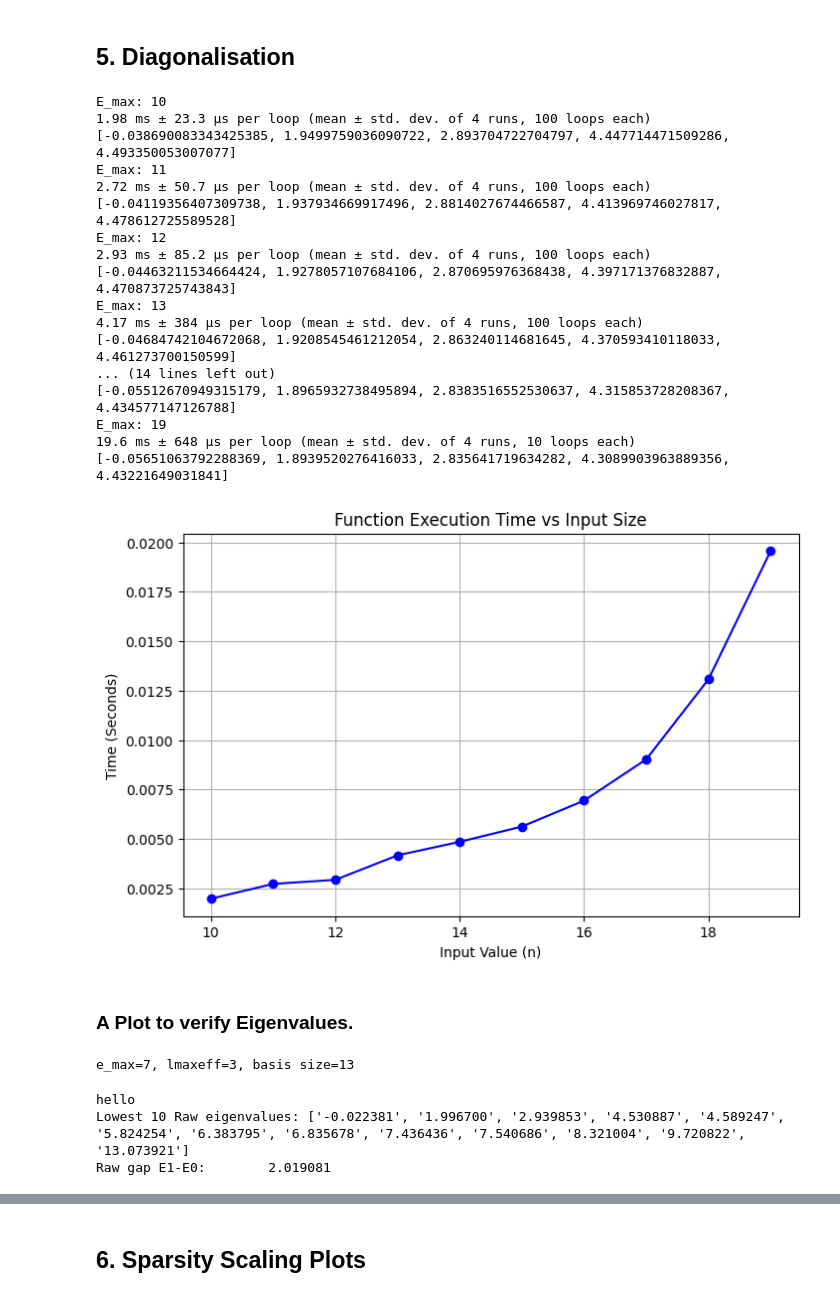
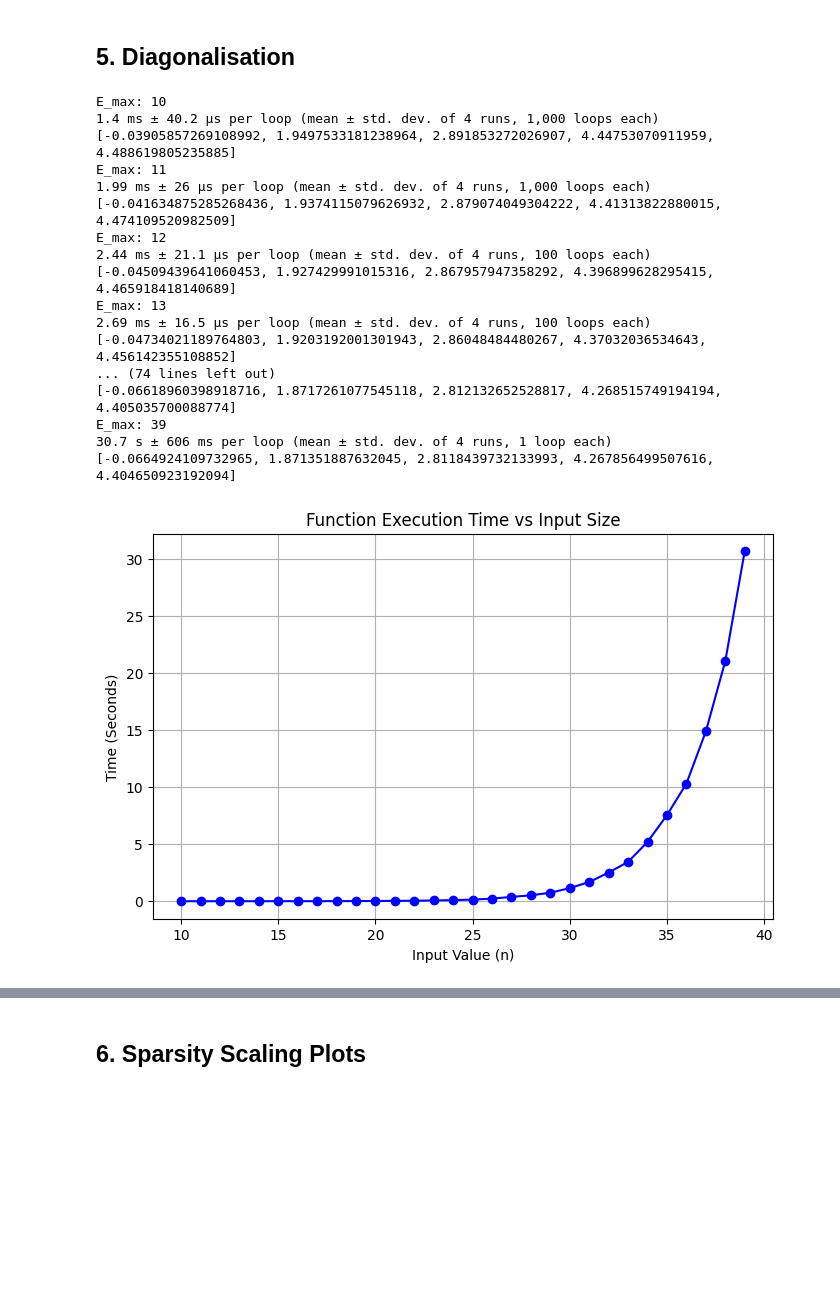
Before and after one commit to miarobin/FasterHT, a Jupyter notebook: phi4_notebook.ipynb, the cells around one changed output, grey strips where cells are left out. Drawn from its saved outputs; the diff is of its cells as text; code cells hidden in the pictures; blank space fills up the shorter version.

```diff
--- a/phi4_notebook.ipynb
+++ b/phi4_notebook.ipynb
@@ -715,7 +706,7 @@ print(H_sorted[:,9])
 # ---------------------------------
 
 # Preparing the parameters for the timing run, and lists for results.
-lmbd = 4*np.pi; mQ = 1.; r = 1. # Hamiltonian parameters.
+lmbda = 4*np.pi; mQ = 1.; r = 1. # Hamiltonian parameters.
 emax_list = range(10,40) #EMax range.
 
 # Compute prefactor
@@ -754,7 +745,7 @@ for emax in emax_list:
 csv_filename = "phi4_statetostate_results.csv"
 with open(csv_filename, mode="w", newline="") as file:
     writer = csv.writer(file)
-    writer.writerow(f"mQ = {mQ}, lambda = {lmbd}, r = {r}") # To keep track of HT parameters.
+    writer.writerow(f"mQ = {mQ}, lambda = {lmbda}, r = {r}") # To keep track of HT parameters.
     writer.writerow("EMax List")  # Writes emax list onto file header.
     writer.writerow(emax_list) # To keep track of the relevant emax's used.
     writer.writerow(["Input Value", "Execution Time (Seconds)"])  # Headers
@@ -839,7 +830,7 @@ for e_max in emax_list:
     H = transition_matrix_phi4(mQ, r, cphi4, lmaxeff, dict_basis, hashable_basis, iterSet)
 
     # --- Time the to calculate the first 5 eigenvalues ---
-    duration = %timeit -o -r4 compute_eigenvalues(H, 5)
+    duration = %timeit -o -r4 compute_eigenvalues(H, 3)
 
     print(compute_eigenvalues(H, 5))
 
@@ -849,72 +840,44 @@ for e_max in emax_list:
 
 
 # 3. Export results to a CSV file
 csv_filename = "phi4_benchmark_diagonalisation.csv"
 with open(csv_filename, mode="w", newline="") as file:
     writer = csv.writer(file)
     # Writes Hamiltonian parameters for check.
     writer.writerow(f"mQ = {mQ}, lambda = {lmbda}, r = {r}")
     # Writes emax list as header.
     writer.writerow("EMax List")
     # Writes emax list.
     writer.writerow(emax_list)
     # Finally writes result header and results.
     writer.writerow(["Input Value", "Execution Time (Seconds)"])
     writer.writerows(zip(emax_list,execution_times))
 
 
 # 4. Plot the results
 plt.figure(figsize=(8, 5))
 plt.plot(emax_list, execution_times, marker='o', linestyle='-', color='b')
 plt.title('Function Execution Time vs Input Size')
 plt.xlabel('Input Value (n)')
 plt.ylabel('Time (Seconds)')
 plt.grid(True)
 plt.show()
 # %% [output]
 E_max: 10
-1.98 ms ± 23.3 μs per loop (mean ± std. dev. of 4 runs, 100 loops each)
-[-0.038690083343425385, 1.9499759036090722, 2.893704722704797, 4.447714471509286, 4.493350053007077]
+1.4 ms ± 40.2 μs per loop (mean ± std. dev. of 4 runs, 1,000 loops each)
+[-0.03905857269108992, 1.9497533181238964, 2.891853272026907, 4.44753070911959, 4.488619805235885]
 E_max: 11
-2.72 ms ± 50.7 μs per loop (mean ± std. dev. of 4 runs, 100 loops each)
-[-0.04119356407309738, 1.937934669917496, 2.8814027674466587, 4.413969746027817, 4.478612725589528]
+1.99 ms ± 26 μs per loop (mean ± std. dev. of 4 runs, 1,000 loops each)
+[-0.041634875285268436, 1.9374115079626932, 2.879074049304222, 4.41313822880015, 4.474109520982509]
 E_max: 12
-2.93 ms ± 85.2 μs per loop (mean ± std. dev. of 4 runs, 100 loops each)
-[-0.04463211534664424, 1.9278057107684106, 2.870695976368438, 4.397171376832887, 4.470873725743843]
+2.44 ms ± 21.1 μs per loop (mean ± std. dev. of 4 runs, 100 loops each)
+[-0.04509439641060453, 1.927429991015316, 2.867957947358292, 4.396899628295415, 4.465918418140689]
 E_max: 13
-4.17 ms ± 384 μs per loop (mean ± std. dev. of 4 runs, 100 loops each)
-[-0.04684742104672068, 1.9208545461212054, 2.863240114681645, 4.370593410118033, 4.461273700150599]
-... (14 lines left out)
-[-0.05512670949315179, 1.8965932738495894, 2.8383516552530637, 4.315853728208367, 4.434577147126788]
-E_max: 19
-19.6 ms ± 648 μs per loop (mean ± std. dev. of 4 runs, 10 loops each)
-[-0.05651063792288369, 1.8939520276416033, 2.835641719634282, 4.3089903963889356, 4.43221649031841]
+2.69 ms ± 16.5 μs per loop (mean ± std. dev. of 4 runs, 100 loops each)
+[-0.04734021189764803, 1.9203192001301943, 2.86048484480267, 4.37032036534643, 4.456142355108852]
+... (74 lines left out)
+[-0.06618960398918716, 1.8717261077545118, 2.812132652528817, 4.268515749194194, 4.405035700088774]
+E_max: 39
+30.7 s ± 606 ms per loop (mean ± std. dev. of 4 runs, 1 loop each)
+[-0.0664924109732965, 1.871351887632045, 2.8118439732133993, 4.267856499507616, 4.404650923192094]
-[figure, old version]
+[figure, new version]
-# %% [markdown]
-### A Plot to verify Eigenvalues.
-# %%
-# Hamiltonian Parameters
-mQ, r, lmbda = 1.0, 1.0, 4*np.pi
-e_max = 7
-
-# Builds the basis.
-lmaxeff = effective_lmax(e_max, e_max, mQ, r)
-gen_omega_list(lmaxeff, mQ, r)
-
-
-cphi4 = lmbda*(1/(8*math.pi))*(1/r)
-dict_basis, hashable_basis, iterList = basis_even(*gen_basis(lmaxeff,e_max,mQ,r))
-H_total = transition_matrix_phi4(mQ, r, cphi4, lmaxeff, dict_basis, hashable_basis, iterList)
-
-print(f'e_max={e_max}, lmaxeff={lmaxeff}, basis size={len(dict_basis)}')
-# %% [output]
-e_max=7, lmaxeff=3, basis size=13
-# %%
-eigs_raw = compute_eigenvalues(H_total, 48)
-
-print('Lowest 10 Raw eigenvalues:', [f'{e:.6f}' for e in eigs_raw])
-print(f'Raw gap E1-E0:        {eigs_raw[1]-eigs_raw[0]:.6f}')
-# %% [output]
-hello
-Lowest 10 Raw eigenvalues: ['-0.022381', '1.996700', '2.939853', '4.530887', '4.589247', '5.824254', '6.383795', '6.835678', '7.436436', '7.540686', '8.321004', '9.720822', '13.073921']
-Raw gap E1-E0:        2.019081
```
Also changed, not shown: parts of 6 cells of this notebook, 4 other files.
